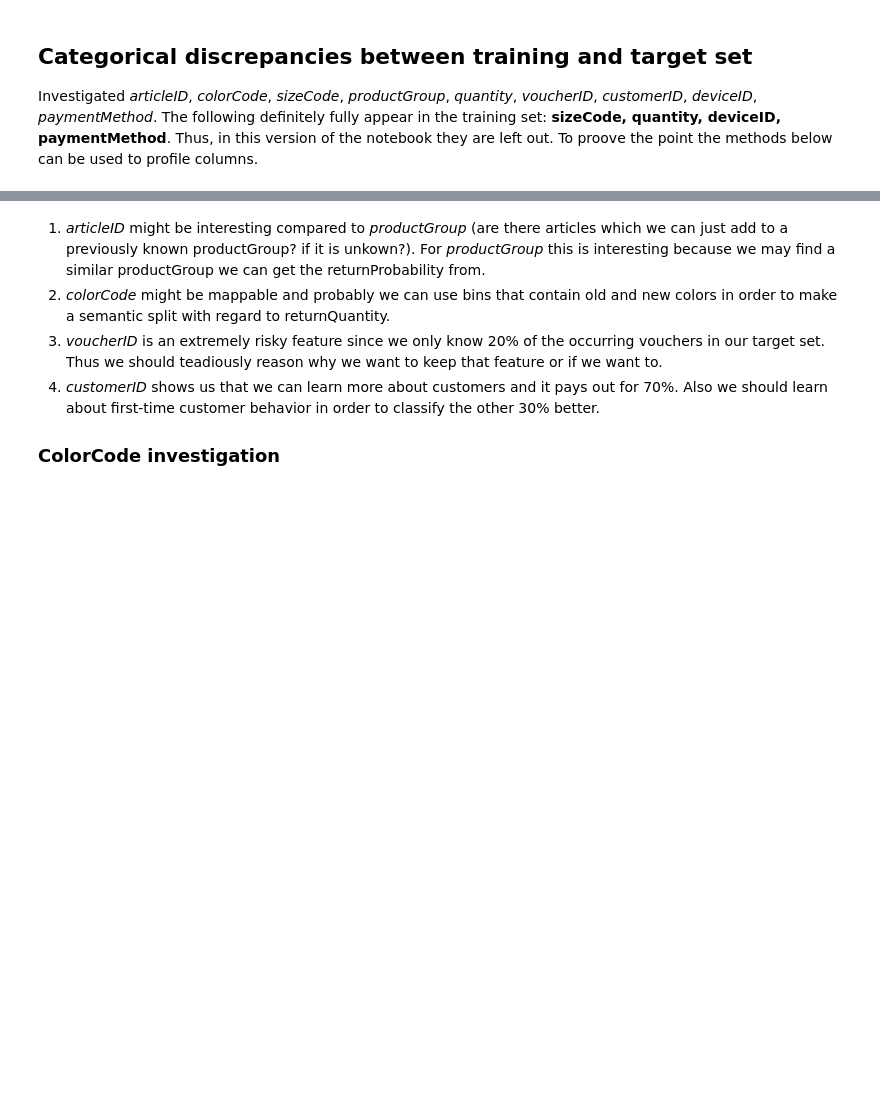
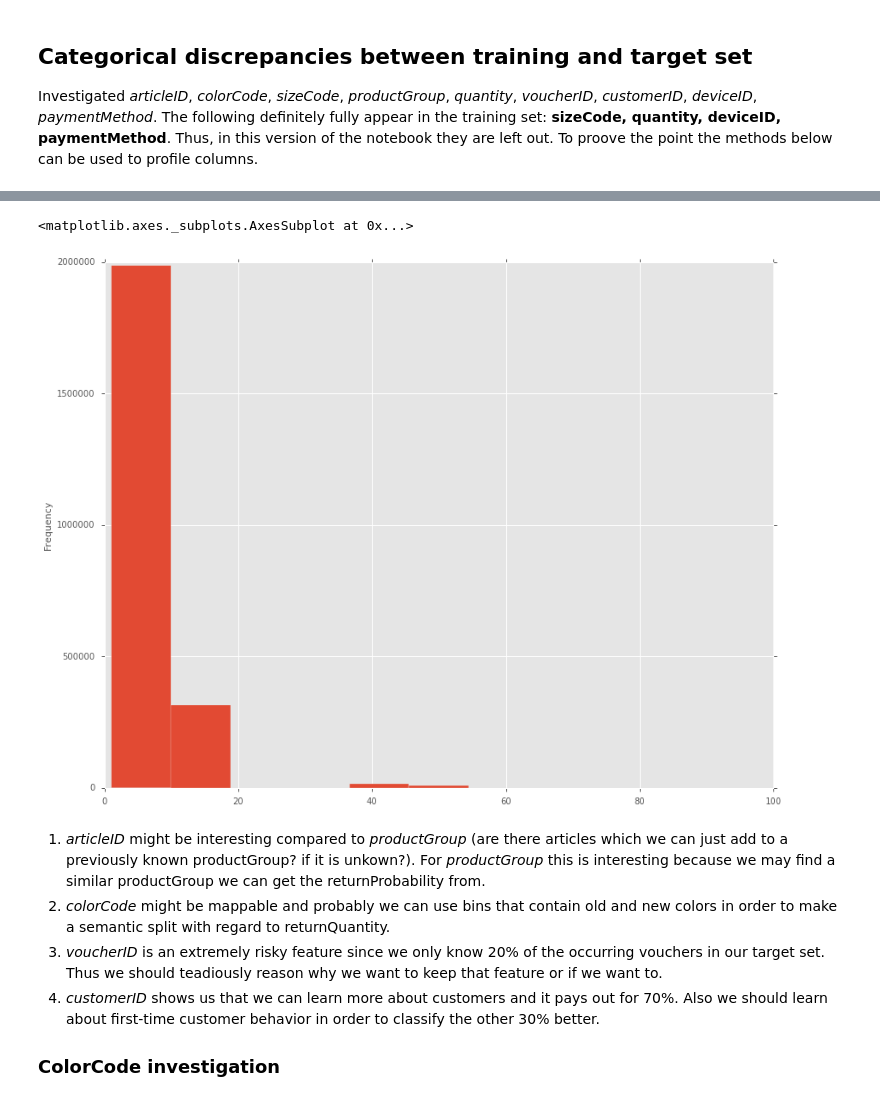
Before and after one commit to aleximmer/run-dmc, a Jupyter notebook: Target set profiling.ipynb, the cells around one changed output, grey strips where cells are left out. Cells and saved outputs as stored; diff of their text form; code cells hidden in the pictures; blank space fills up the shorter version.

```diff
--- a/Target set profiling.ipynb
+++ b/Target set profiling.ipynb
@@ -15,6 +13,9 @@ Using gpu device 0: GeForce GTX 970 (CNMeM is disabled, CuDNN not available)
 # %%
 dft = dmc.loading.data_train()
 dfc = dmc.loading.data_class()
+# %%
+dft = dft.dropna(subset=['voucherID', 'rrp', 'productGroup'])
+dfc = dfc.dropna(subset=['voucherID', 'rrp', 'productGroup'])
 # %% [markdown]
 ## Categorical discrepancies between training and target set
 Investigated _articleID_, _colorCode_, _sizeCode_, _productGroup_, _quantity_, _voucherID_, _customerID_, _deviceID_, _paymentMethod_.
@@ -72,3 +94,8 @@ Ratio unknown:known for rows:  0.44786427094873654
+# %%
+dft.productGroup.plot.hist()
+# %% [output]
+<matplotlib.axes._subplots.AxesSubplot at 0x...>
+[figure, added]
 # %% [markdown]
 1. _articleID_ might be interesting compared to _productGroup_ (are there articles which we can just add to a previously known productGroup? if it is unkown?). For _productGroup_ this is interesting because we may find a similar productGroup we can get the returnProbability from.
 2. _colorCode_ might be mappable and probably we can use bins that contain old and new colors in order to make a semantic split with regard to returnQuantity.
```
Also changed, not shown: parts of 3 cells of this notebook.
